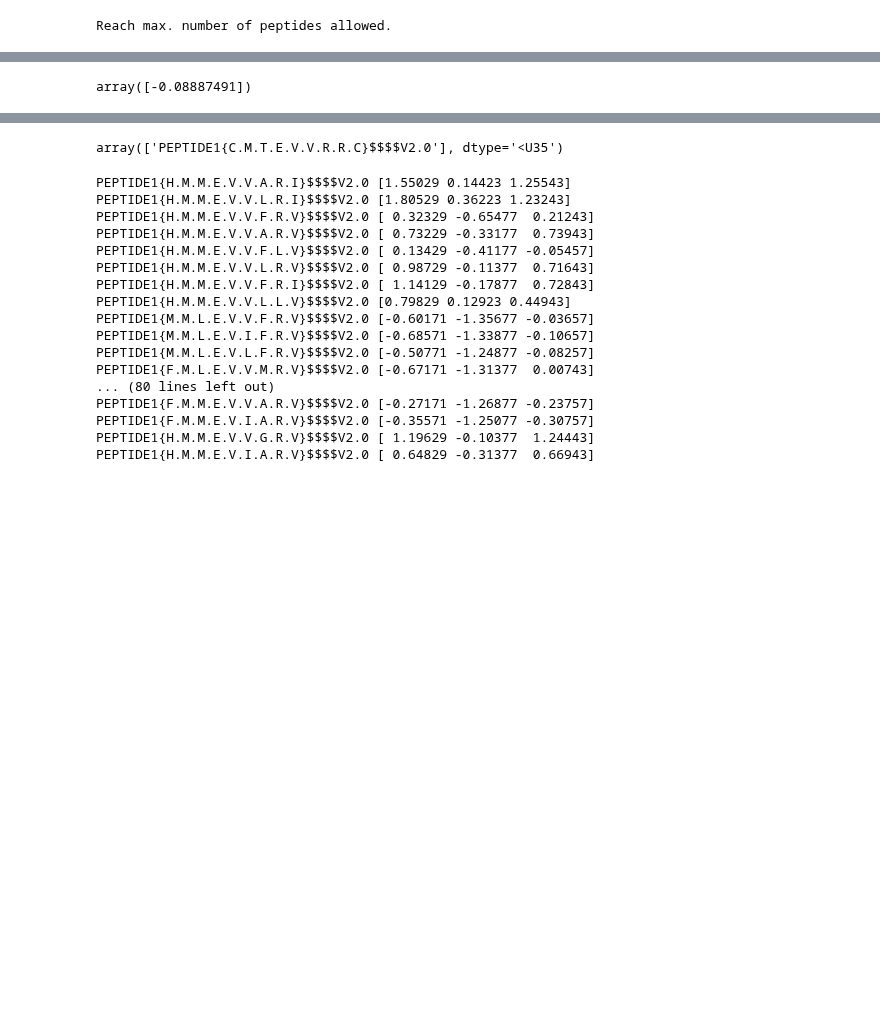
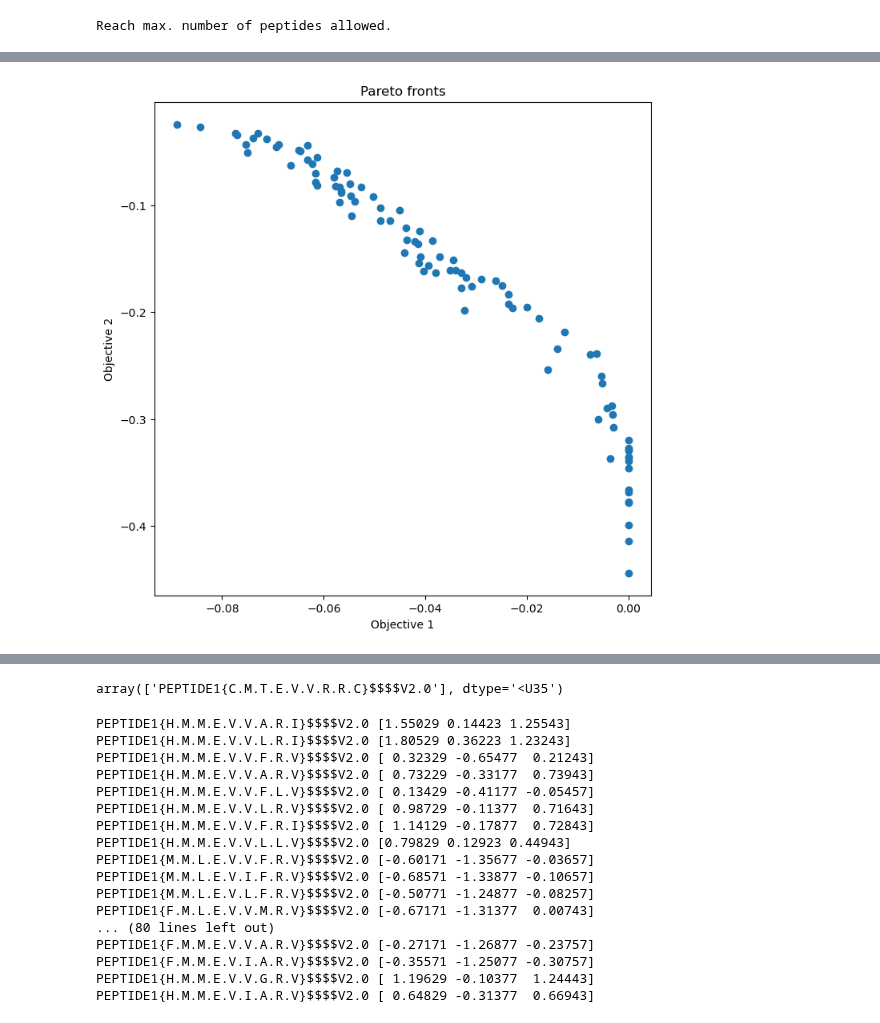
Before and after one commit to jeeberhardt/mobius, a Jupyter notebook: Untitled-6.ipynb, the cells around one changed output, grey strips where cells are left out. Saved outputs shown, nothing was run; the diff lists cells and outputs as text; code cells hidden in the pictures; blank space fills up the shorter version.

```diff
--- a/Untitled-6.ipynb
+++ b/Untitled-6.ipynb
@@ -168,4 +176,9 @@ suggested_peptides, suggested_peptides_scores = planner.recommand(peptides, pic5
-# %%
-planner._results[0].F
-# %% [output]
-array([-0.08887491])
+# %%
+fig, ax = plt.subplots(figsize=(8, 8))
+ax.scatter(suggested_peptides_scores[:, 0], suggested_peptides_scores[:, 1])
+ax.set_xlabel('Objective 1')
+ax.set_ylabel('Objective 2')
+ax.set_title('Pareto fronts')
+plt.show()
+# %% [output]
+[figure, added]
```
Also changed, not shown: parts of 8 cells of this notebook.
